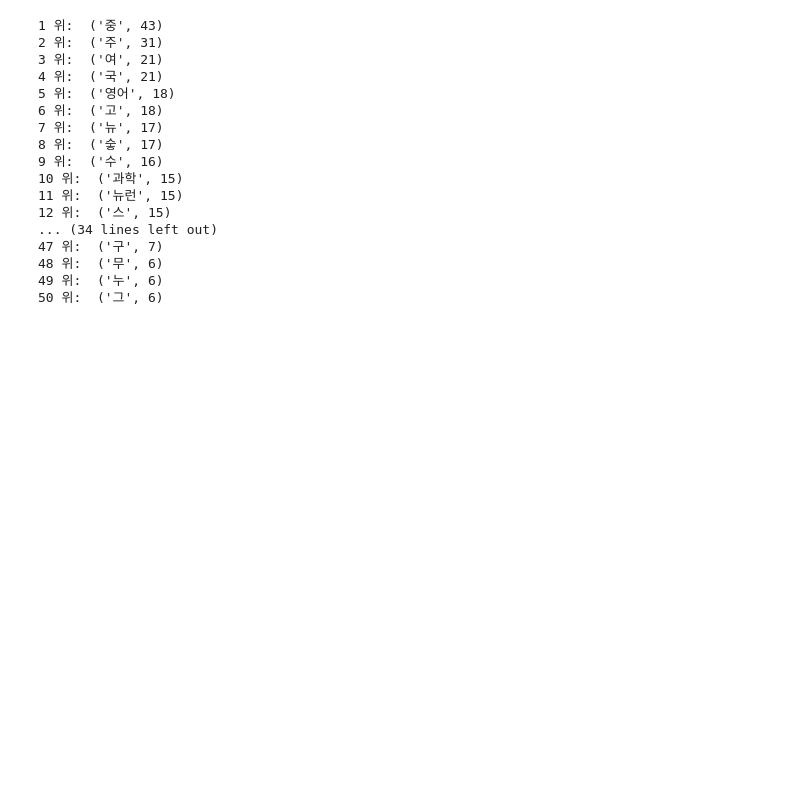
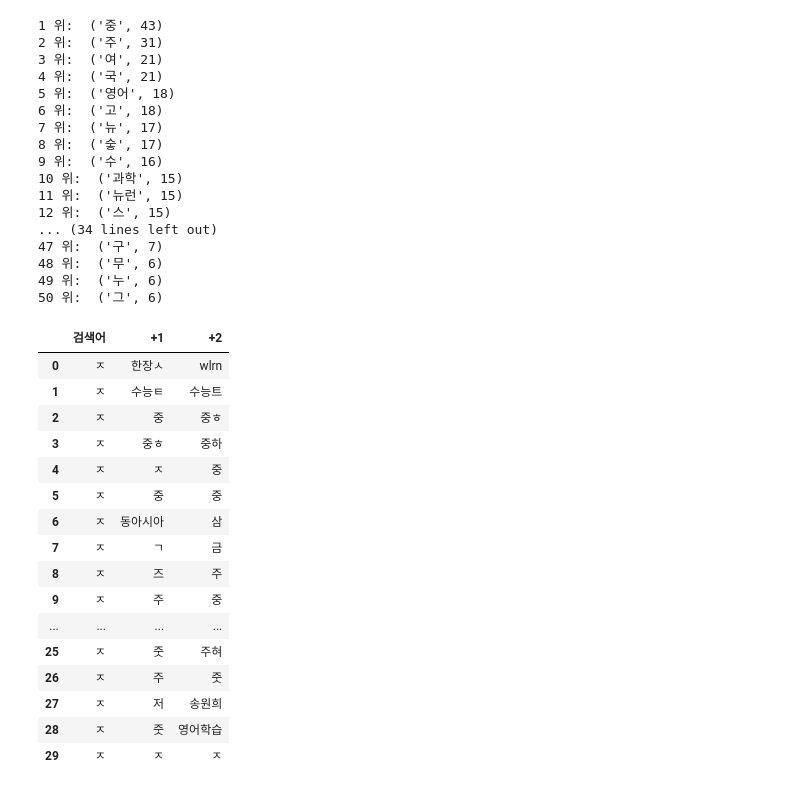
Before and after one commit to laweat/Internship, a Jupyter notebook: EBS/logData/wordCnt10.ipynb, the cells around one changed output. Saved outputs shown, nothing was run; the diff lists cells and outputs as text; code cells hidden in the pictures; blank space fills up the shorter version.

```diff
--- a/EBS/logData/wordCnt10.ipynb
+++ b/EBS/logData/wordCnt10.ipynb
@@ -151,3 +151,44 @@ for i in range(50): #50위 까지만 확인
 48 위:  ('무', 6)
 49 위:  ('누', 6)
 50 위:  ('그', 6)
+# %%
+#"ㅈ만 확인"
+
+typo = wordCnt.index[wordCnt['검색어'] == 'ㅈ'].tolist() #인덱스 뽑기
+typo1 = []
+typo2 = []
+for i in range(len(typo)): #일반적으로 오타뒤에 원래 원하는 값(인덱스 +1)을 입력할 확률이 높으므로 뒤에 검색한 내용을 찾기
+    typo1.append(typo[i]+1)
+    typo2.append(typo[i]+2)
+
+typoKeyword = wordCnt.loc[typo]
+typo1 = wordCnt.loc[typo1]["검색어"]
+typo2 = wordCnt.loc[typo2]["검색어"]
+
+typoKeyword = typoKeyword.reset_index(drop = True)
+typo1 = typo1.reset_index(drop = True)
+typo2 = typo2.reset_index(drop = True)
+
+typoKeyword["+1"] = typo1
+typoKeyword["+2"] = typo2
+
+typoKeyword = typoKeyword[["검색어","+1","+2"]]
+typoKeyword[:30]
+# %% [output]
+|  | 검색어 | +1 | +2 |
+| 0 | ㅈ | 한장ㅅ | wlrn |
+| 1 | ㅈ | 수능ㅌ | 수능트 |
+| 2 | ㅈ | 중 | 중ㅎ |
+| 3 | ㅈ | 중ㅎ | 중하 |
+| 4 | ㅈ | ㅈ | 중 |
+| 5 | ㅈ | 중 | 중 |
+| 6 | ㅈ | 동아시아 | 삼 |
+| 7 | ㅈ | ㄱ | 금 |
+| 8 | ㅈ | 즈 | 주 |
+| 9 | ㅈ | 주 | 중 |
+| ... | ... | ... | ... |
+| 25 | ㅈ | 줏 | 주혀 |
+| 26 | ㅈ | 주 | 줏 |
+| 27 | ㅈ | 저 | 송원희 |
+| 28 | ㅈ | 줏 | 영어학습 |
+| 29 | ㅈ | ㅈ | ㅈ |
```
Also changed, not shown: parts of 1 cell of this notebook, 2 other files.
